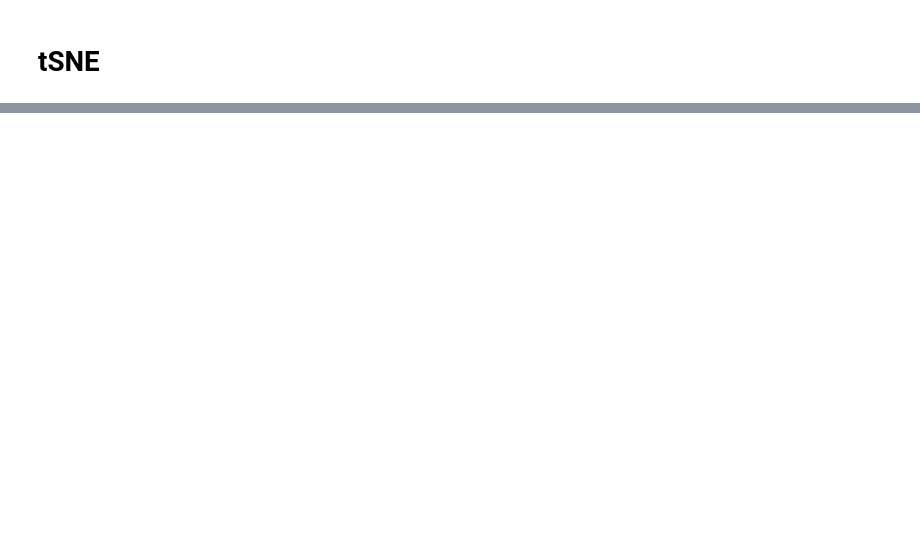
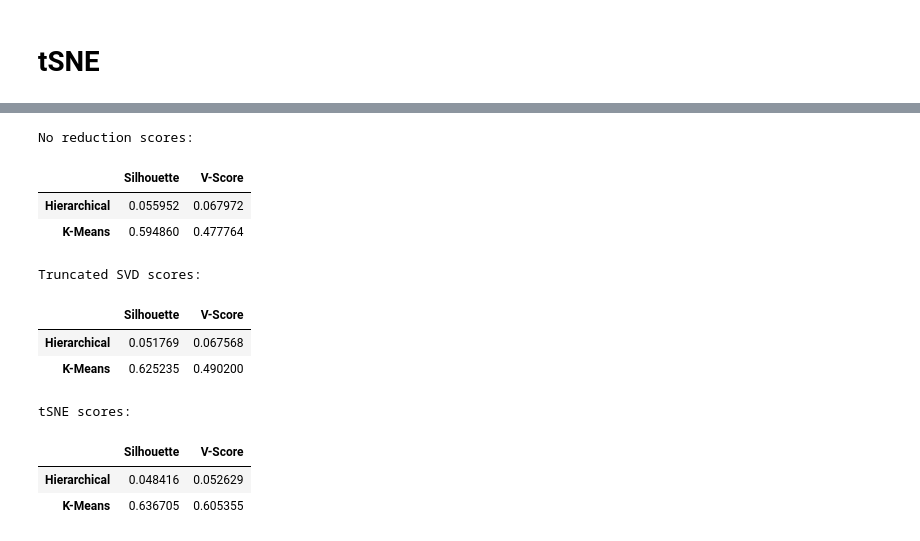
Before and after one commit to zappaz00/8_clustering, a Jupyter notebook: clustering.ipynb, the cells around one changed output, grey strips where cells are left out. Saved outputs shown, nothing was run; the diff lists cells and outputs as text; code cells hidden in the pictures; blank space fills up the shorter version.

```diff
--- a/clustering.ipynb
+++ b/clustering.ipynb
@@ -664,0 +666,20 @@ print_cluster_results(np.array(X_test), X_red, y_test)
+# %%
+print('No reduction scores:')
+display(no_red_scores)
+print('\nTruncated SVD scores:')
+display(svd_scores)
+print('\ntSNE scores:')
+display(tsne_scores)
+# %% [output]
+No reduction scores:
+|  | Silhouette | V-Score |
+| Hierarchical | 0.055952 | 0.067972 |
+| K-Means | 0.594860 | 0.477764 |
+Truncated SVD scores:
+|  | Silhouette | V-Score |
+| Hierarchical | 0.051769 | 0.067568 |
+| K-Means | 0.625235 | 0.490200 |
+tSNE scores:
+|  | Silhouette | V-Score |
+| Hierarchical | 0.048416 | 0.052629 |
+| K-Means | 0.636705 | 0.605355 |
```
Also changed, not shown: parts of 5 cells of this notebook.
